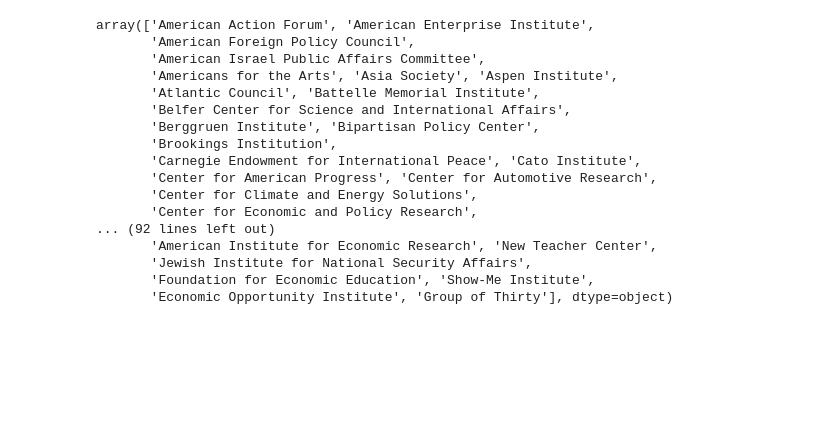
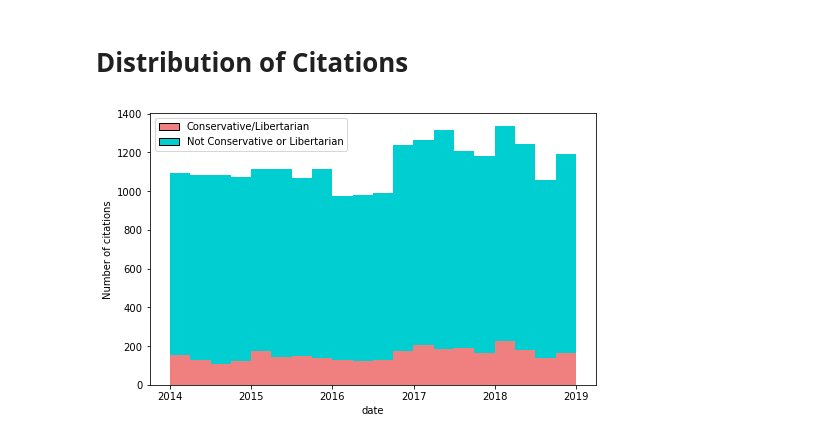
Before and after one commit to jai1802/thinktanks_and_media, a Jupyter notebook: EDA.ipynb, the cells around one changed output. Cells and saved outputs as stored; diff of their text form; code cells hidden in the pictures; blank space fills up the shorter version.

Commit message:
updated EDA, made panels

```diff
--- a/EDA.ipynb
+++ b/EDA.ipynb
@@ -8,2 +11,3 @@ import matplotlib.pyplot as plt
 # %%
-df = pd.read_csv("./data/thinktank_citations_tdm.csv", index_col=0)
+df = pd.read_csv("./data/citations_data/thinktank_citations_tdm.csv", index_col=0)
+tt_df = pd.read_csv("./data/thinktank_data/thinktank_features.csv", index_col=0)
@@ -19,4 +14,10 @@ df.head()
 # %%
-df['year']=pd.to_datetime(df['date']).apply(lambda x: x.year)
+df['date']=df['date'].apply(lambda x: pd.to_datetime(x))
+df['year'] = df['date'].apply(lambda x: x.year)
+# %%
+df['cons'] = df['thinktank'].apply(lambda x: tt_df[tt_df['thinktank']==x]['conservative'].item())
+df['lib'] = df['thinktank'].apply(lambda x: tt_df[tt_df['thinktank']==x]['libertarian'].item())
+# %%
+df['cons_lib'] = df.apply(lambda x: max(x.cons, x.lib), axis=1)
 # %%
 panel = df.groupby(['pub', 'year', 'thinktank'])['sentence'].count().reset_index().rename(columns={'sentence':'citations'})
@@ -39,24 +24,16 @@ panel
-# %%
-panel['thinktank'].unique()
-# third way = progressive policy institute
-# 38 north < stimson center
-# Henry L. Stimson Center = The Stimson Center
-# Catholic Family and Human Rights Institute = Center for Family and Human Rights
-# %% [output]
-array(['American Action Forum', 'American Enterprise Institute',
-       'American Foreign Policy Council',
-       'American Israel Public Affairs Committee',
-       'Americans for the Arts', 'Asia Society', 'Aspen Institute',
-       'Atlantic Council', 'Battelle Memorial Institute',
-       'Belfer Center for Science and International Affairs',
-       'Berggruen Institute', 'Bipartisan Policy Center',
-       'Brookings Institution',
-       'Carnegie Endowment for International Peace', 'Cato Institute',
-       'Center for American Progress', 'Center for Automotive Research',
-       'Center for Climate and Energy Solutions',
-       'Center for Economic and Policy Research',
-... (92 lines left out)
-       'American Institute for Economic Research', 'New Teacher Center',
-       'Jewish Institute for National Security Affairs',
-       'Foundation for Economic Education', 'Show-Me Institute',
-       'Economic Opportunity Institute', 'Group of Thirty'], dtype=object)
+# %% [markdown]
+# Distribution of Citations
+# %%
+# distribution of citations
+hist_fig, hist_ax  = plt.subplots(figsize=(8, 5))
+cons_years = df[df['cons_lib']==1]['date']
+non_cons_years = df[df['cons_lib']==0]['date']
+colors=['lightcoral', 'darkturquoise']
+hist_ax.set_xlabel('date')
+hist_ax.set_ylabel('Number of citations')
+hist_ax.hist([cons_years, non_cons_years], stacked=True, color=colors, bins=20)
+
+handles = [Rectangle((0, 0), 1, 1, color=c, ec="k") for c in colors]
+hist_ax.legend(handles, ['Conservative/Libertarian', 'Not Conservative or Libertarian']);
+# %% [output]
+[figure, added]
```
Also changed, not shown: parts of 12 cells of this notebook, 15 other files.
